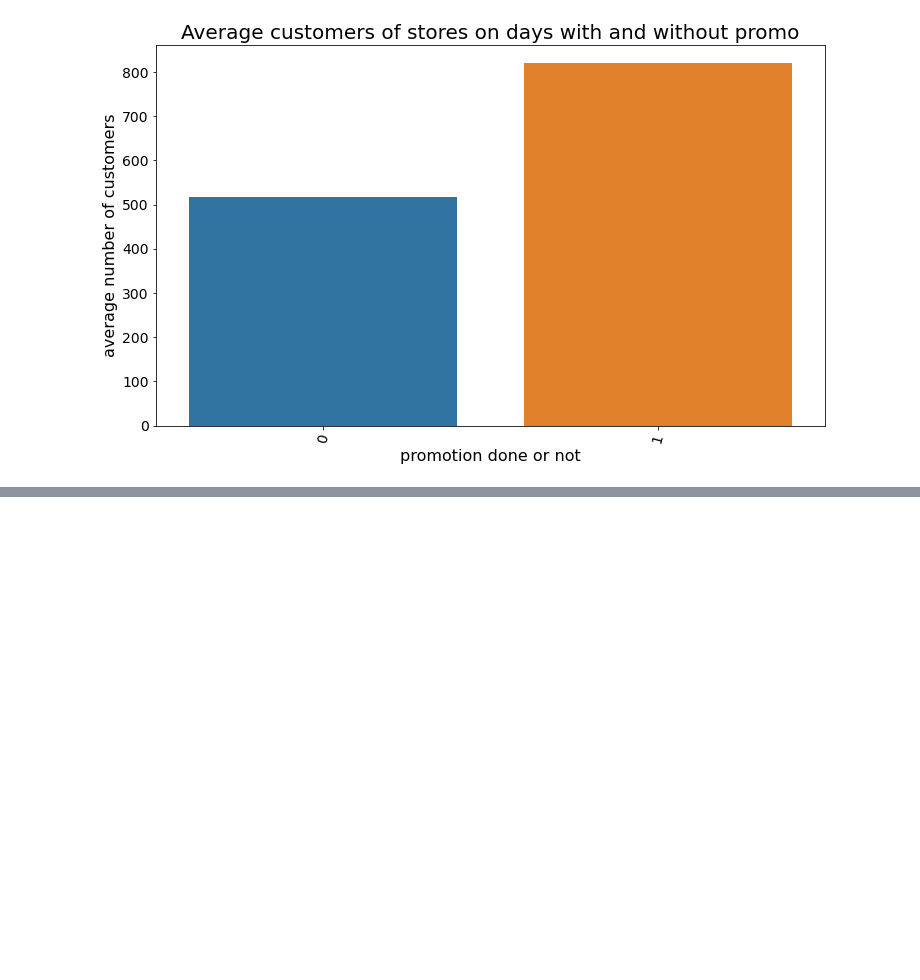
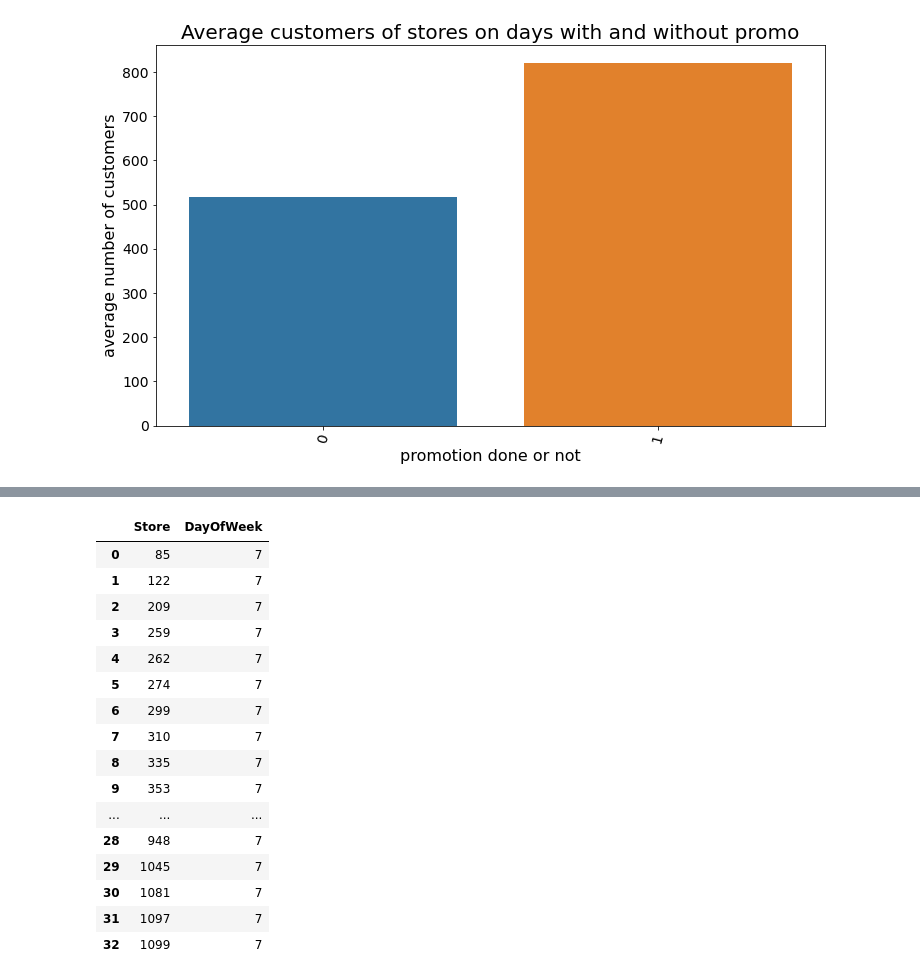
Before and after one commit to Luel-Hagos/Pharmaceutical-Sales-prediction-across-multiple-stores, a Jupyter notebook: notebooks/Exploration.ipynb, the cells around one changed output, grey strips where cells are left out. Drawn from its saved outputs; the diff is of its cells as text; code cells hidden in the pictures; blank space fills up the shorter version.

```diff
--- a/notebooks/Exploration.ipynb
+++ b/notebooks/Exploration.ipynb
@@ -276,0 +305,25 @@ barPlot(promo_customers, 'Promo', 'Customers', 'Average customers of stores on d
+# %%
+# stores opened in weekdays (open = 1)
+week_data = train_data[['Store', 'DayOfWeek','Open', 'Sales','Customers']]
+week_data = week_data[week_data['Open'] == 1]
+storeW_data = week_data[['Store', 'DayOfWeek']].groupby('Store').nunique()
+storeW_data = storeW_data[storeW_data['DayOfWeek'] == 7].reset_index()
+storeW_data
+# %% [output]
+|  | Store | DayOfWeek |
+| 0 | 85 | 7 |
+| 1 | 122 | 7 |
+| 2 | 209 | 7 |
+| 3 | 259 | 7 |
+| 4 | 262 | 7 |
+| 5 | 274 | 7 |
+| 6 | 299 | 7 |
+| 7 | 310 | 7 |
+| 8 | 335 | 7 |
+| 9 | 353 | 7 |
+| ... | ... | ... |
+| 28 | 948 | 7 |
+| 29 | 1045 | 7 |
+| 30 | 1081 | 7 |
+| 31 | 1097 | 7 |
+| 32 | 1099 | 7 |
```
Also changed, not shown: parts of 3 cells of this notebook.
